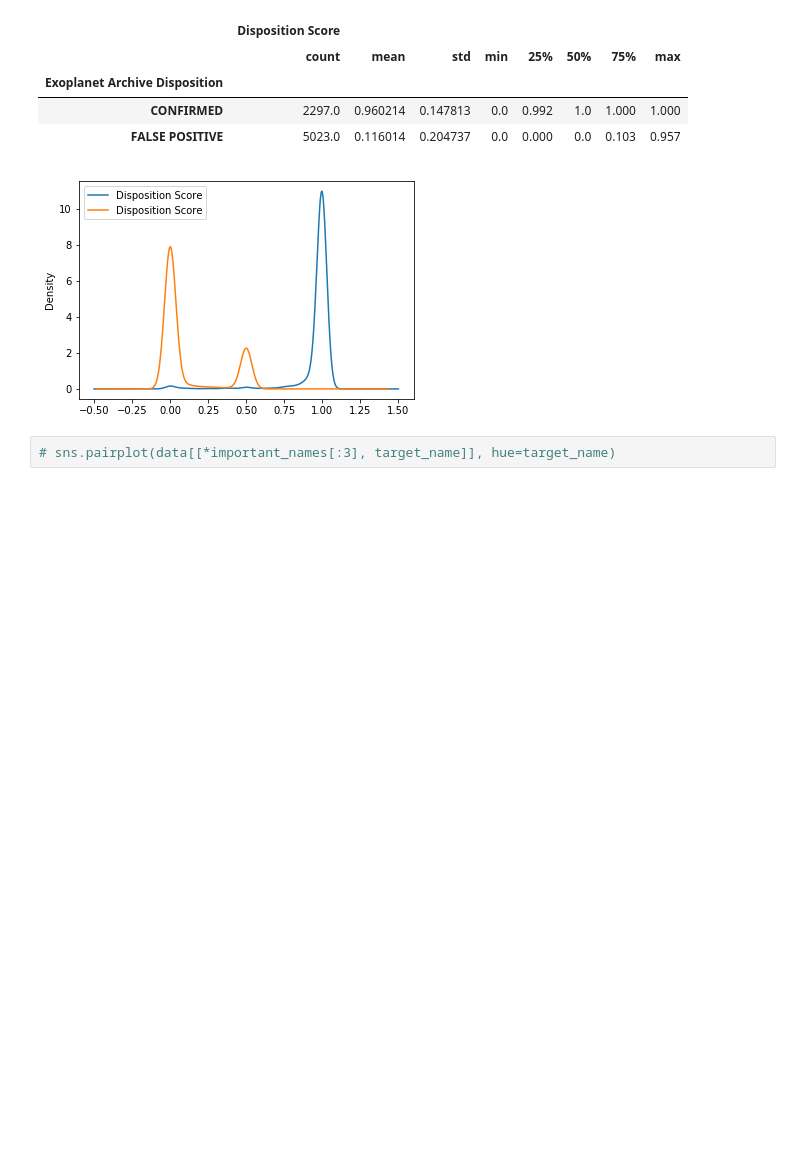
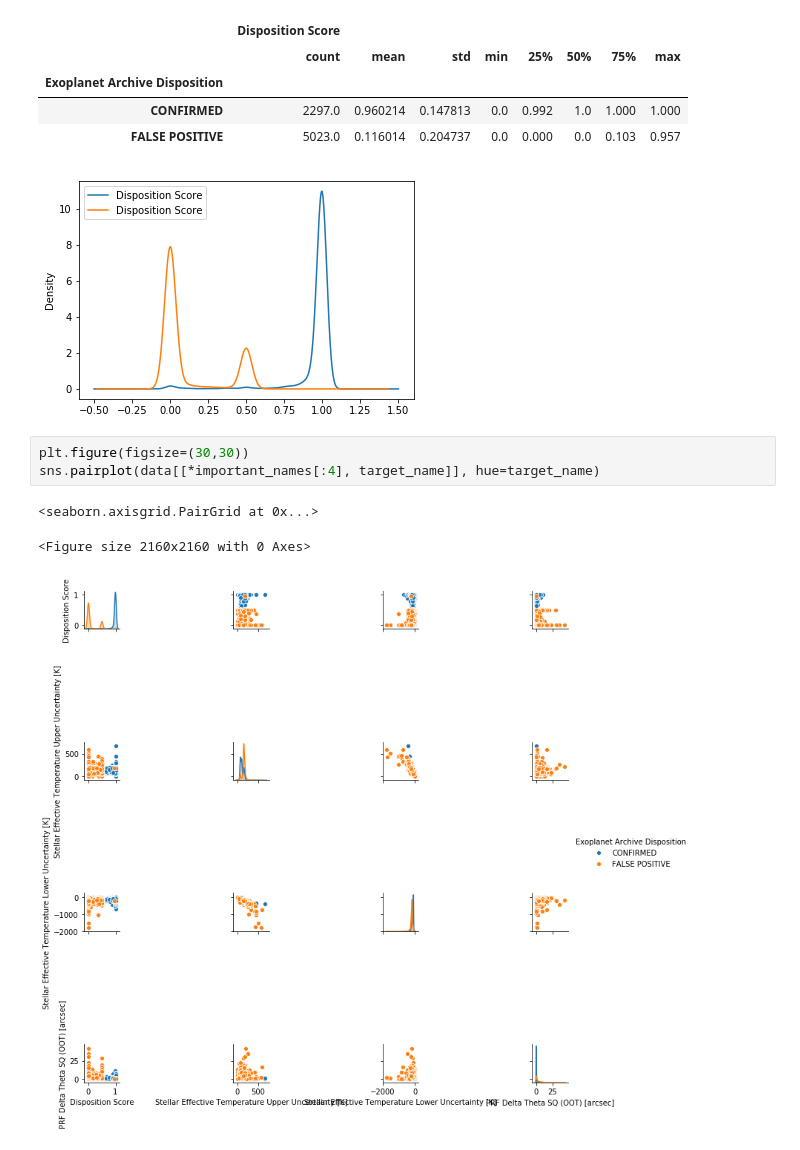
Before and after one commit to josiahcoad/LaSerenaDataScience, a Jupyter notebook: Expermental.ipynb, the cells around one changed output. Saved outputs shown, nothing was run; the diff lists cells and outputs as text; blank space fills up the shorter version.

```diff
--- a/Expermental.ipynb
+++ b/Expermental.ipynb
@@ -205,7 +188,12 @@ koi_score.groupby(data[target_name]).describe()
 | FALSE POSITIVE | 5023.0 | 0.116014 | 0.204737 | 0.0 | 0.000 | 0.0 | 0.103 | 0.957 |
 [figure]
 # %%
-# sns.pairplot(data[[*important_names[:3], target_name]], hue=target_name)
+plt.figure(figsize=(30,30))
+sns.pairplot(data[[*important_names[:4], target_name]], hue=target_name)
+# %% [output]
+<seaborn.axisgrid.PairGrid at 0x...>
+<Figure size 2160x2160 with 0 Axes>
+[figure, added]
 # %%
 # Rerun using only the top most important features
 important = data[[*important_names, target_name]]
```
Also changed, not shown: parts of 13 cells of this notebook.
